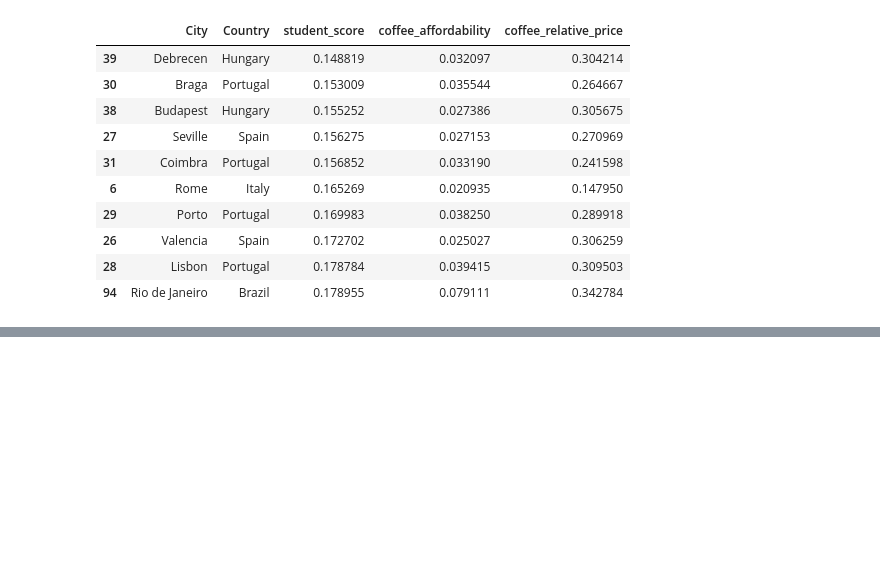
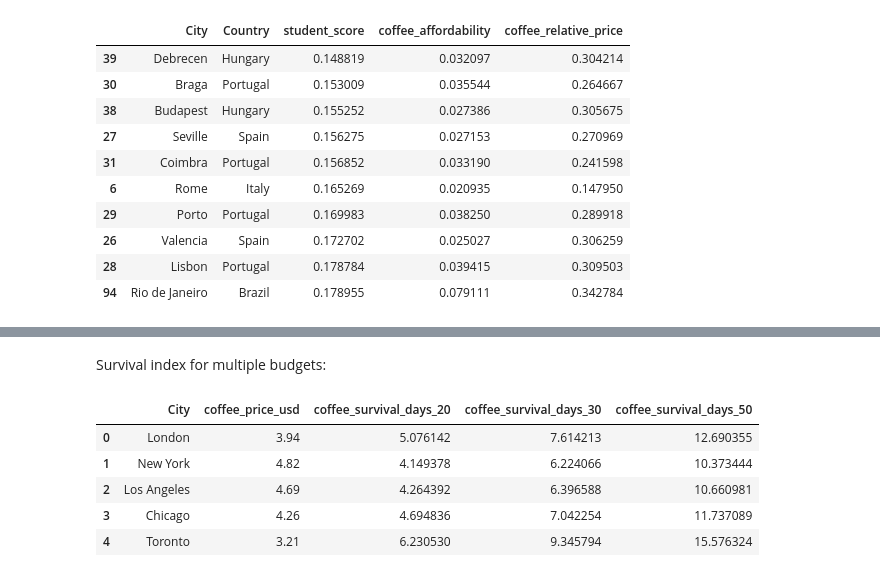
Before and after one commit to luckakovy/Global-Analysis-of-Coffee-Affordability-Best-Cities-for-Boke-Caffeine-Addicted-Students, a Jupyter notebook: analysis.ipynb, the cells around one changed output, grey strips where cells are left out. Saved outputs shown, nothing was run; the diff lists cells and outputs as text; code cells hidden in the pictures; blank space fills up the shorter version.

```diff
--- a/analysis.ipynb
+++ b/analysis.ipynb
@@ -578,0 +649,17 @@ best_cities.head(10) # top 10 best cities for coffee-loving students
+# %% [markdown]
+Survival index for multiple budgets:
+# %%
+for budget in [20, 30, 50]:
+    col = f"coffee_survival_days_{budget}"
+    coffee_salary_df[col] = budget / coffee_salary_df["coffee_price_usd"]
+
+coffee_salary_df[
+    ["City","coffee_price_usd","coffee_survival_days_20","coffee_survival_days_30","coffee_survival_days_50"]
+].head()
+# %% [output]
+|  | City | coffee_price_usd | coffee_survival_days_20 | coffee_survival_days_30 | coffee_survival_days_50 |
+| 0 | London | 3.94 | 5.076142 | 7.614213 | 12.690355 |
+| 1 | New York | 4.82 | 4.149378 | 6.224066 | 10.373444 |
+| 2 | Los Angeles | 4.69 | 4.264392 | 6.396588 | 10.660981 |
+| 3 | Chicago | 4.26 | 4.694836 | 7.042254 | 11.737089 |
+| 4 | Toronto | 3.21 | 6.230530 | 9.345794 | 15.576324 |
```
Also changed, not shown: parts of 7 cells of this notebook.
